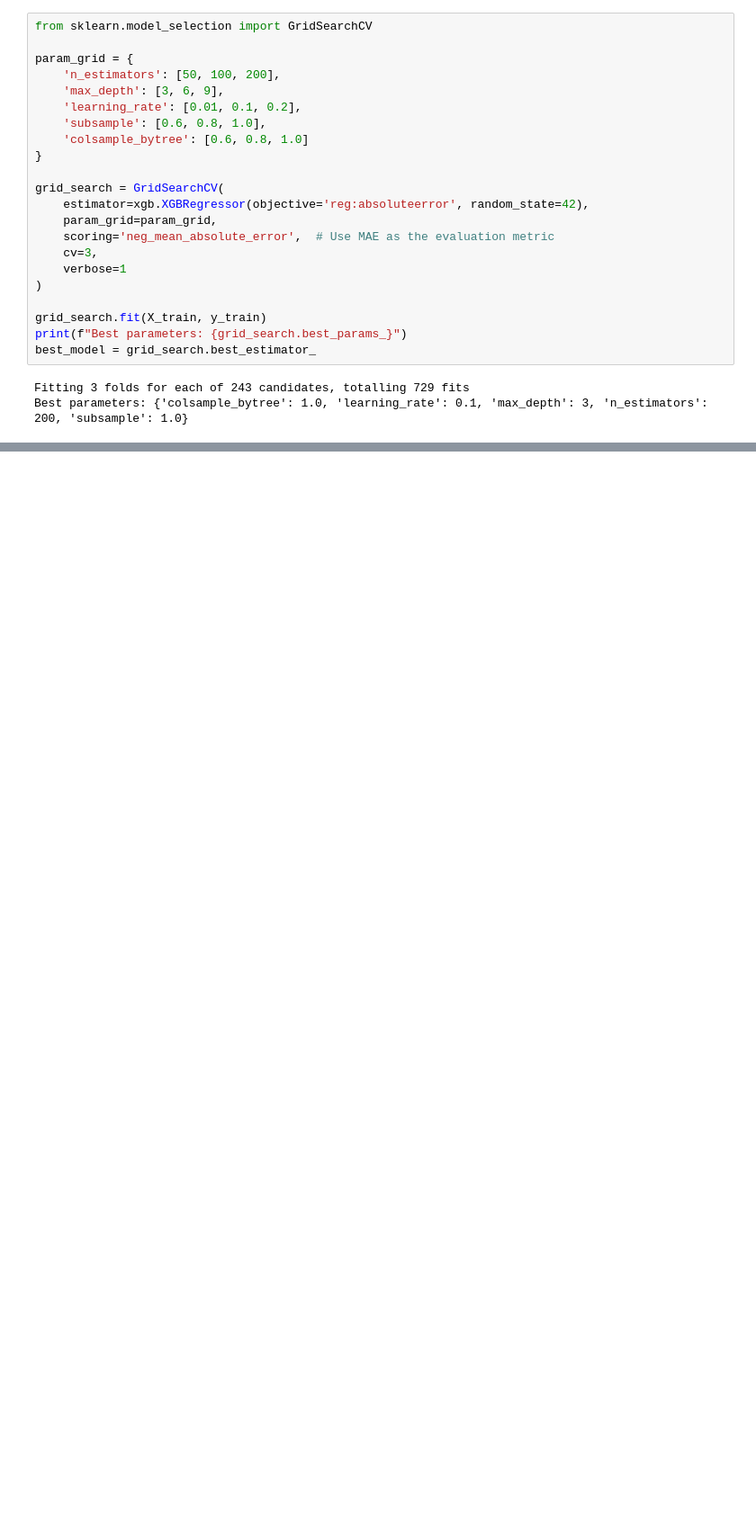
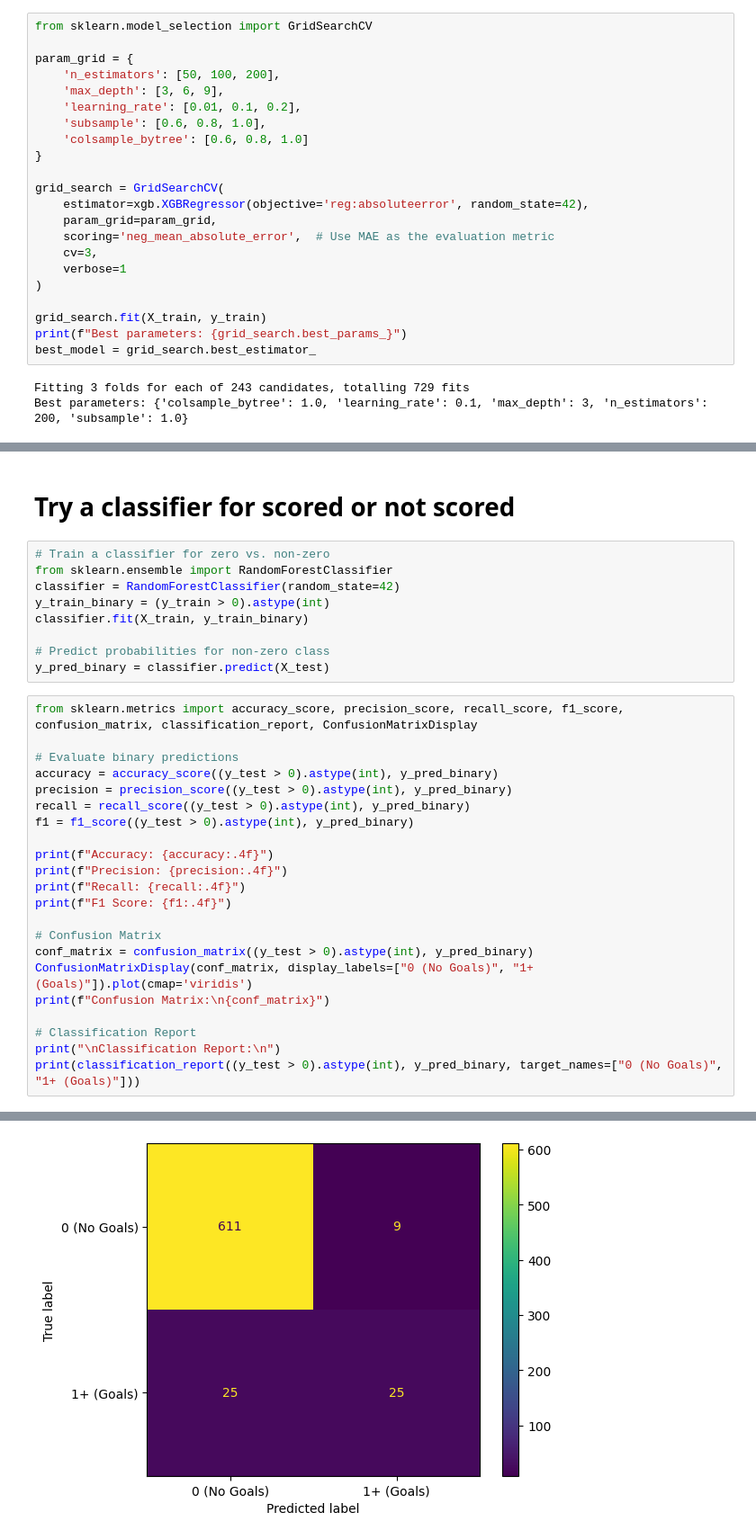
Before and after one commit to ericmckevitt/Premier-League-Goal-Prediction, a Jupyter notebook: prediction.ipynb, the cells around one changed output, grey strips where cells are left out. Shown: that part at 90% size. Cells and saved outputs as stored; diff of their text form; blank space fills up the shorter version.

```diff
--- a/prediction.ipynb
+++ b/prediction.ipynb
@@ -399,0 +416,34 @@ print(f"Class-Level Accuracy: {class_accuracy}")
+# %% [markdown]
+# Try a classifier for scored or not scored
+# %%
+# Train a classifier for zero vs. non-zero
+from sklearn.ensemble import RandomForestClassifier
+classifier = RandomForestClassifier(random_state=42)
+y_train_binary = (y_train > 0).astype(int)
+classifier.fit(X_train, y_train_binary)
+
+# Predict probabilities for non-zero class
+y_pred_binary = classifier.predict(X_test)
+# %%
+from sklearn.metrics import accuracy_score, precision_score, recall_score, f1_score, confusion_matrix, classification_report, ConfusionMatrixDisplay
+
+# Evaluate binary predictions
+accuracy = accuracy_score((y_test > 0).astype(int), y_pred_binary)
+precision = precision_score((y_test > 0).astype(int), y_pred_binary)
+recall = recall_score((y_test > 0).astype(int), y_pred_binary)
+f1 = f1_score((y_test > 0).astype(int), y_pred_binary)
+
+print(f"Accuracy: {accuracy:.4f}")
+print(f"Precision: {precision:.4f}")
+print(f"Recall: {recall:.4f}")
+print(f"F1 Score: {f1:.4f}")
+
+# Confusion Matrix
+conf_matrix = confusion_matrix((y_test > 0).astype(int), y_pred_binary)
+ConfusionMatrixDisplay(conf_matrix, display_labels=["0 (No Goals)", "1+ (Goals)"]).plot(cmap='viridis')
+print(f"Confusion Matrix:\n{conf_matrix}")
+
+# Classification Report
+print("\nClassification Report:\n")
+print(classification_report((y_test > 0).astype(int), y_pred_binary, target_names=["0 (No Goals)", "1+ (Goals)"]))
+# %% [output]
@@ -399,0 +468 @@ print(f"Class-Level Accuracy: {class_accuracy}")
+[figure, added]
```
Also changed, not shown: parts of 14 cells of this notebook, 1 other file.
